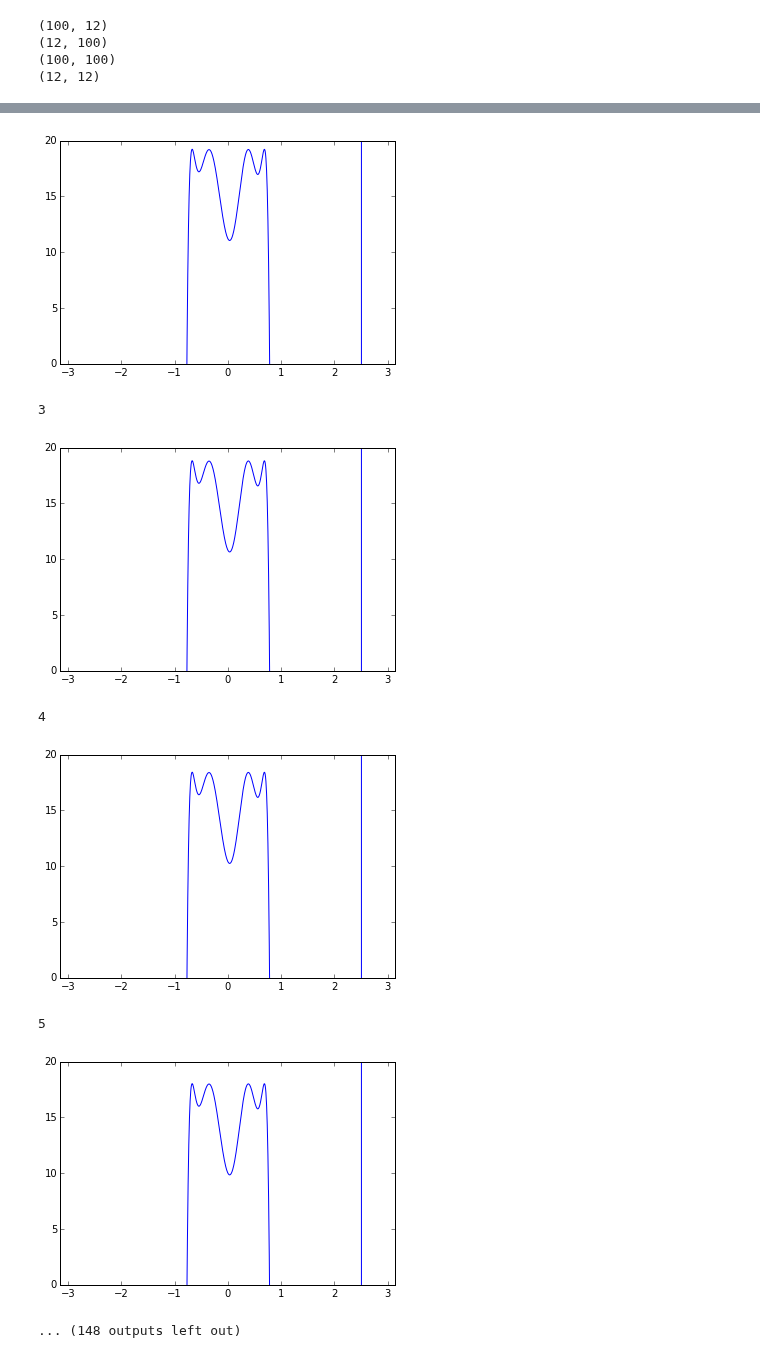
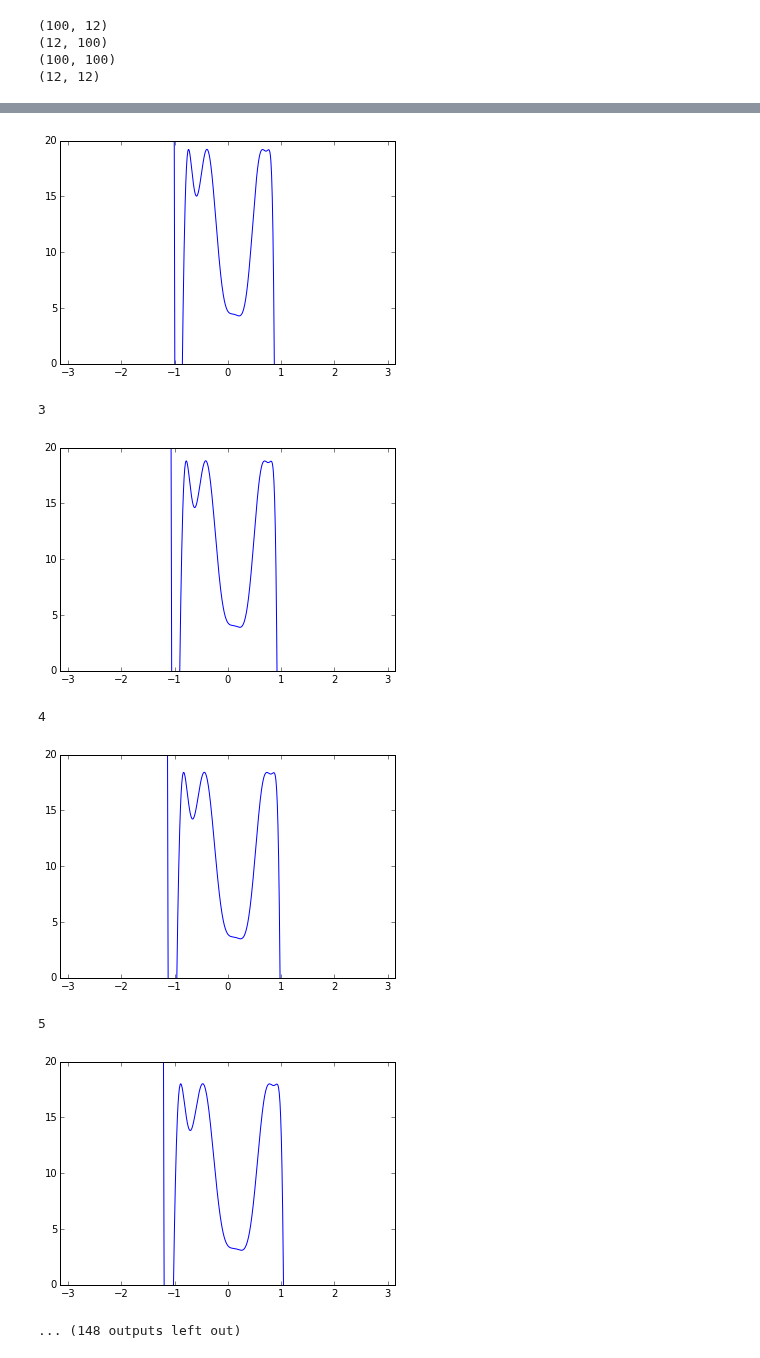
Before and after one commit to peteflorence/GeometricPDEs, a Jupyter notebook: _Quadrotor/QuadrotorFOV90.ipynb, the cells around one changed output, grey strips where cells are left out. Drawn from its saved outputs; the diff is of its cells as text; code cells hidden in the pictures.

```diff
--- a/_Quadrotor/QuadrotorFOV90.ipynb
+++ b/_Quadrotor/QuadrotorFOV90.ipynb
@@ -327,13 +327,14 @@ def pixelDerivs(pixelState, t):
 
     u = sin(2*t)
     dqdt[0]  = -v  # world coming towards plane
-    dqdt[-1] = 0  # world turning with plane (mean)
+    dqdt[-2] = 0  # world turning with plane (mean)
+    dqdt[-1] = -1.0  # world expanding to sides for plane
 
     return dqdt
 
 # initial state
 pixelState = alpha[:,0]
-pixelState = np.hstack((pixelState, 0))
+pixelState = np.hstack((pixelState, 0, 1))
 
 print "integrating..."
 # integrate your ODE using scipy.integrate.
@@ -352,22 +353,43 @@ done
 # %%
-def hornerMovingMean(x, weights, mean):
+# def hornerMovingMean(x, weights, mean):
+#     coefficients = weights[::-1]
+#     result = 0
+#     for i in coefficients:
+#         result = result * (x-mean) + i
+#     return result
+
+# def plotHornerMovingMean(weights, mean):
+#     x = np.linspace(-math.pi,math.pi,1000)
+#     y = x * 0.0
+#     for index,val in enumerate(y):
+#         y[index] = hornerMovingMean(x[index], weights, mean)
+#     plt.plot(x,y)
+#     plt.axis([-3.14, 3.14, 0, 20])
+#     plt.show()
+
+# for i in range(len(t)):
+#     print i
+#     plotHornerMovingMean(pixelY[i][:-1],pixelY[i][-1])
+
+
+def hornerMovingMeanExpanding(x, weights, mean, beta):
     coefficients = weights[::-1]
     result = 0
     for i in coefficients:
-        result = result * (x-mean) + i
+        result = result * beta*(x-mean) + i
     return result
 
-def plotHornerMovingMean(weights, mean):
+def plotHornerMovingMeanExpanding(weights, mean, beta):
     x = np.linspace(-math.pi,math.pi,1000)
     y = x * 0.0
     for index,val in enumerate(y):
-        y[index] = hornerMovingMean(x[index], weights, mean)
+        y[index] = hornerMovingMeanExpanding(x[index], weights, mean, beta)
     plt.plot(x,y)
     plt.axis([-3.14, 3.14, 0, 20])
     plt.show()
 
 for i in range(len(t)):
     print i
-    plotHornerMovingMean(pixelY[i][:-1],pixelY[i][-1])
+    plotHornerMovingMeanExpanding(pixelY[i][:-1],pixelY[i][-2],pixelY[i][-1])
 # %% [output]
 0
@@ -377,11 +399,11 @@ for i in range(len(t)):
 2
-[figure, old version]
+[figure, new version]
 3
-[figure, old version]
+[figure, new version]
 4
-[figure, old version]
+[figure, new version]
 5
-[figure, old version]
+[figure, new version]
 ... (148 outputs left out)
 # %%
 import os
```
Also changed, not shown: parts of 8 cells of this notebook.
